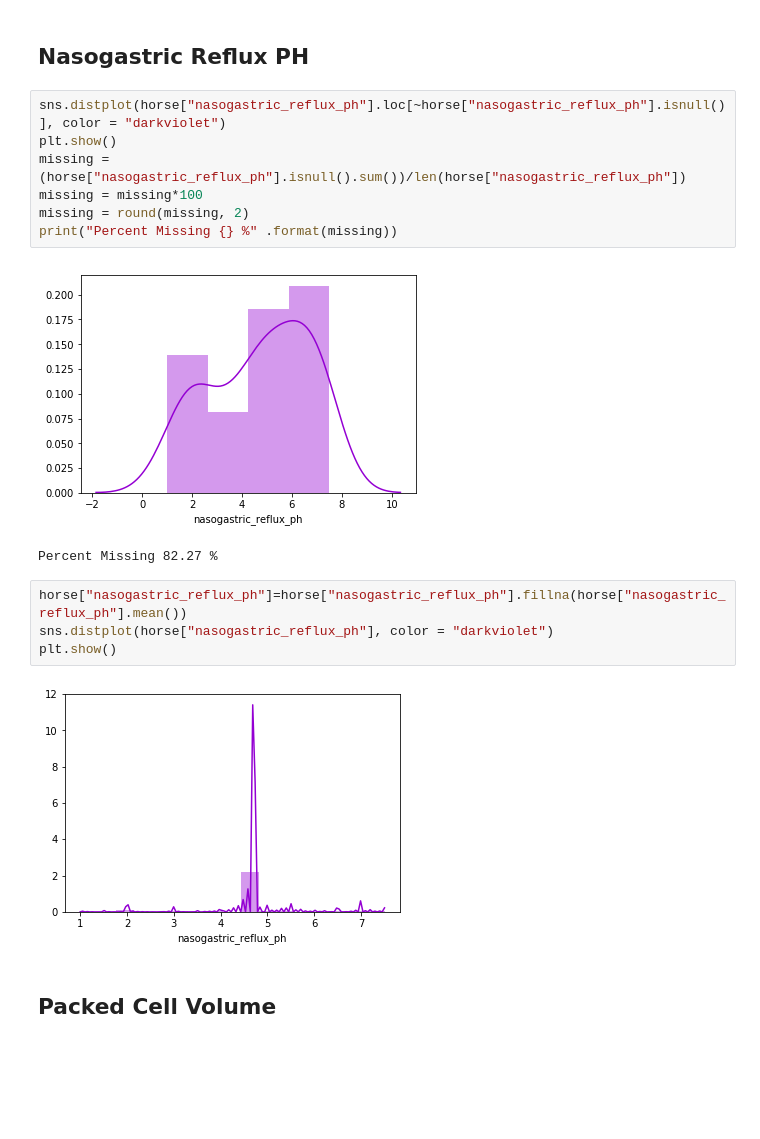
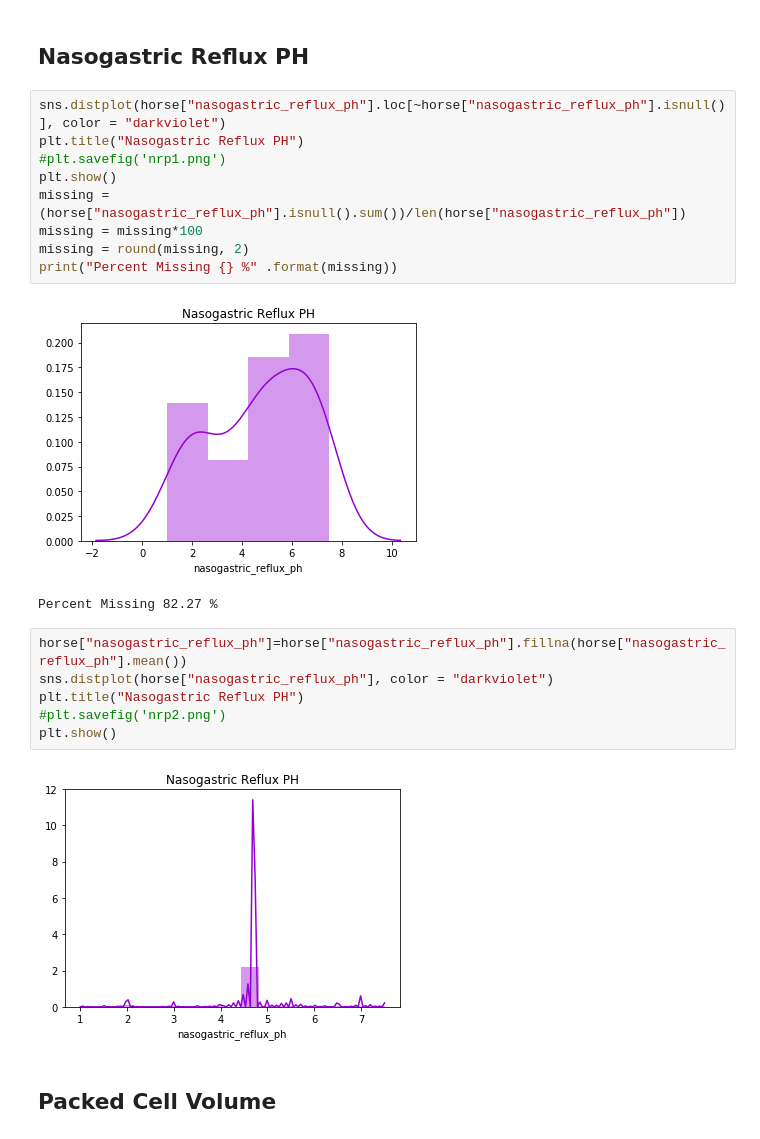
Before and after one commit to smaillie/SampleWork, a Jupyter notebook: Horse_Colic_Death_Prediction.ipynb, the cells around one changed output. Cells and saved outputs as stored; diff of their text form; blank space fills up the shorter version.

```diff
--- a/Horse_Colic_Death_Prediction.ipynb
+++ b/Horse_Colic_Death_Prediction.ipynb
@@ -172,20 +184,24 @@ plt.show()
 ## Nasogastric Reflux PH
 # %%
 sns.distplot(horse["nasogastric_reflux_ph"].loc[~horse["nasogastric_reflux_ph"].isnull()], color = "darkviolet")
+plt.title("Nasogastric Reflux PH")
+#plt.savefig('nrp1.png')
 plt.show()
 missing = (horse["nasogastric_reflux_ph"].isnull().sum())/len(horse["nasogastric_reflux_ph"])
 missing = missing*100
 missing = round(missing, 2)
 print("Percent Missing {} %" .format(missing))
 # %% [output]
-[figure, old version]
+[figure, new version]
 Percent Missing 82.27 %
 # %%
 horse["nasogastric_reflux_ph"]=horse["nasogastric_reflux_ph"].fillna(horse["nasogastric_reflux_ph"].mean())
 sns.distplot(horse["nasogastric_reflux_ph"], color = "darkviolet")
+plt.title("Nasogastric Reflux PH")
+#plt.savefig('nrp2.png')
 plt.show()
 # %% [output]
-[figure, old version]
+[figure, new version]
 # %% [markdown]
 ## Packed Cell Volume
 # %%
```
Also changed, not shown: parts of 29 cells of this notebook.
